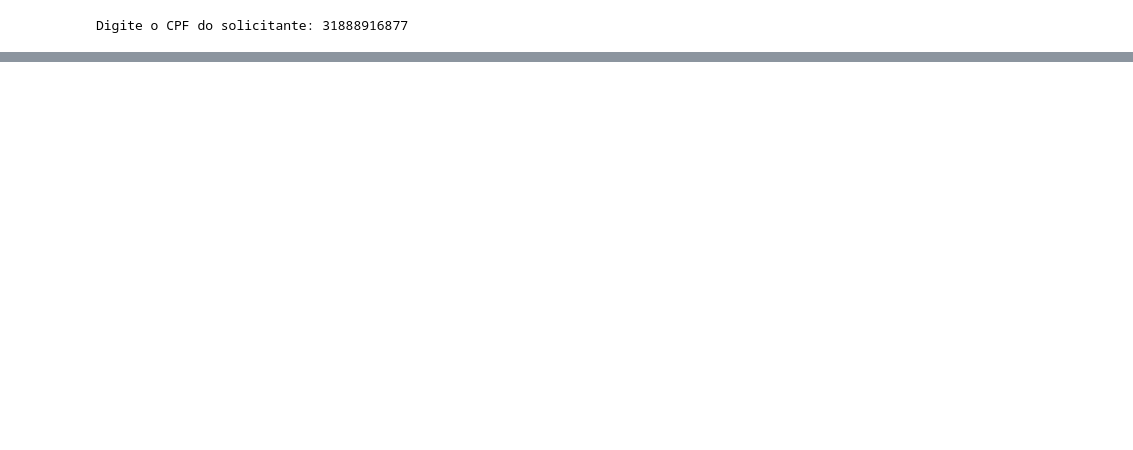
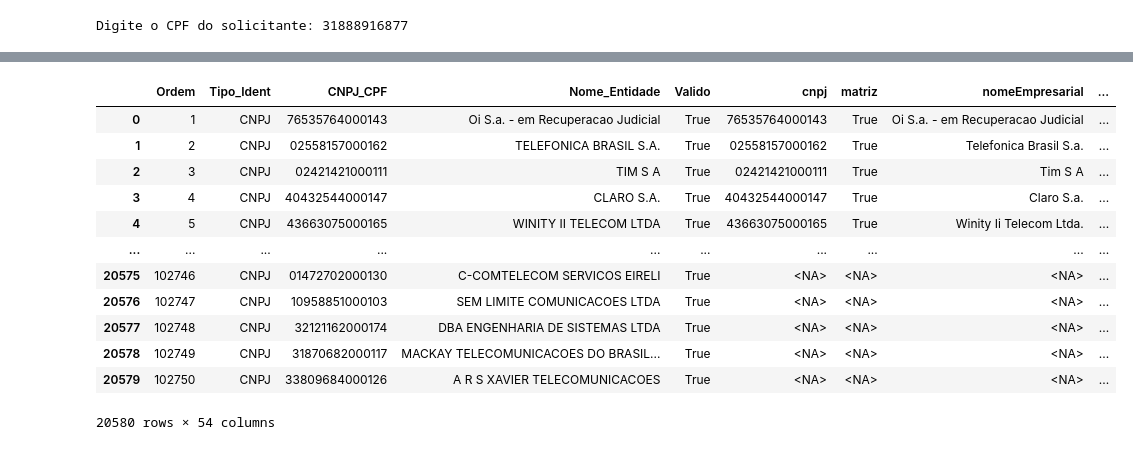
Before and after one commit to ronaldokun/receitaws, a Jupyter notebook: notebooks/_tutorial.ipynb, the cells around one changed output, grey strips where cells are left out. Cells and saved outputs as stored; diff of their text form; code cells hidden in the pictures; blank space fills up the shorter version.

Commit message:
Adicionado notebooks de exploração de dados

```diff
--- a/notebooks/_tutorial.ipynb
+++ b/notebooks/_tutorial.ipynb
@@ -206,0 +140,18 @@ req._formatar_url('21996857134')
+# %%
+saida = Path.cwd().parent / 'dados/resultados_mesclados_cnpj_pd.xlsx'
+cnpj = pd.read_excel(saida, dtype='string')
+cnpj
+# %% [output]
+|  | Ordem | Tipo_Ident | CNPJ_CPF | Nome_Entidade | Valido | cnpj | matriz | nomeEmpresarial | ... |
+| 0 | 1 | CNPJ | 76535764000143 | Oi S.a. - em Recuperacao Judicial | True | 76535764000143 | True | Oi S.a. - em Recuperacao Judicial | ... |
+| 1 | 2 | CNPJ | 02558157000162 | TELEFONICA BRASIL S.A. | True | 02558157000162 | True | Telefonica Brasil S.a. | ... |
+| 2 | 3 | CNPJ | 02421421000111 | TIM S A | True | 02421421000111 | True | Tim S A | ... |
+| 3 | 4 | CNPJ | 40432544000147 | CLARO S.A. | True | 40432544000147 | True | Claro S.a. | ... |
+| 4 | 5 | CNPJ | 43663075000165 | WINITY II TELECOM LTDA | True | 43663075000165 | True | Winity Ii Telecom Ltda. | ... |
+| ... | ... | ... | ... | ... | ... | ... | ... | ... | ... |
+| 20575 | 102746 | CNPJ | 01472702000130 | C-COMTELECOM SERVICOS EIRELI | True | <NA> | <NA> | <NA> | ... |
+| 20576 | 102747 | CNPJ | 10958851000103 | SEM LIMITE COMUNICACOES LTDA | True | <NA> | <NA> | <NA> | ... |
+| 20577 | 102748 | CNPJ | 32121162000174 | DBA ENGENHARIA DE SISTEMAS LTDA | True | <NA> | <NA> | <NA> | ... |
+| 20578 | 102749 | CNPJ | 31870682000117 | MACKAY TELECOMUNICACOES DO BRASIL... | True | <NA> | <NA> | <NA> | ... |
+| 20579 | 102750 | CNPJ | 33809684000126 | A R S XAVIER TELECOMUNICACOES | True | <NA> | <NA> | <NA> | ... |
+20580 rows × 54 columns
```
Also changed, not shown: parts of 35 cells of this notebook, 2 other files.
